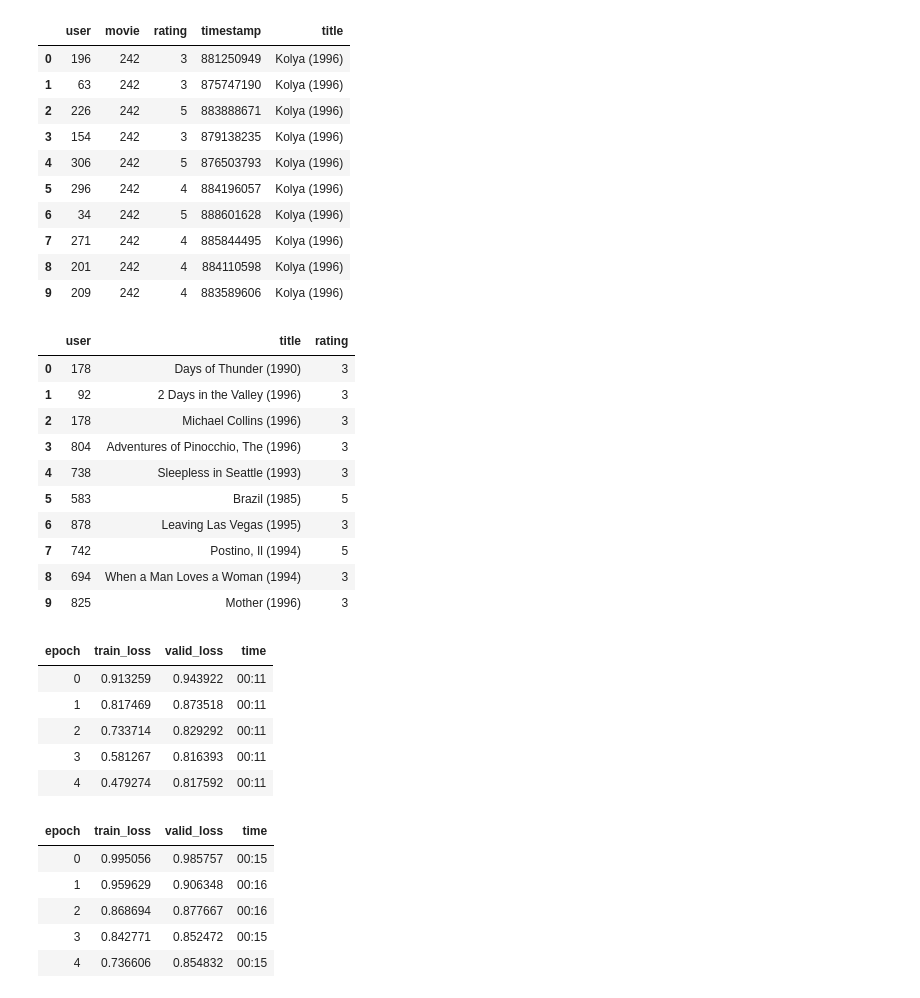
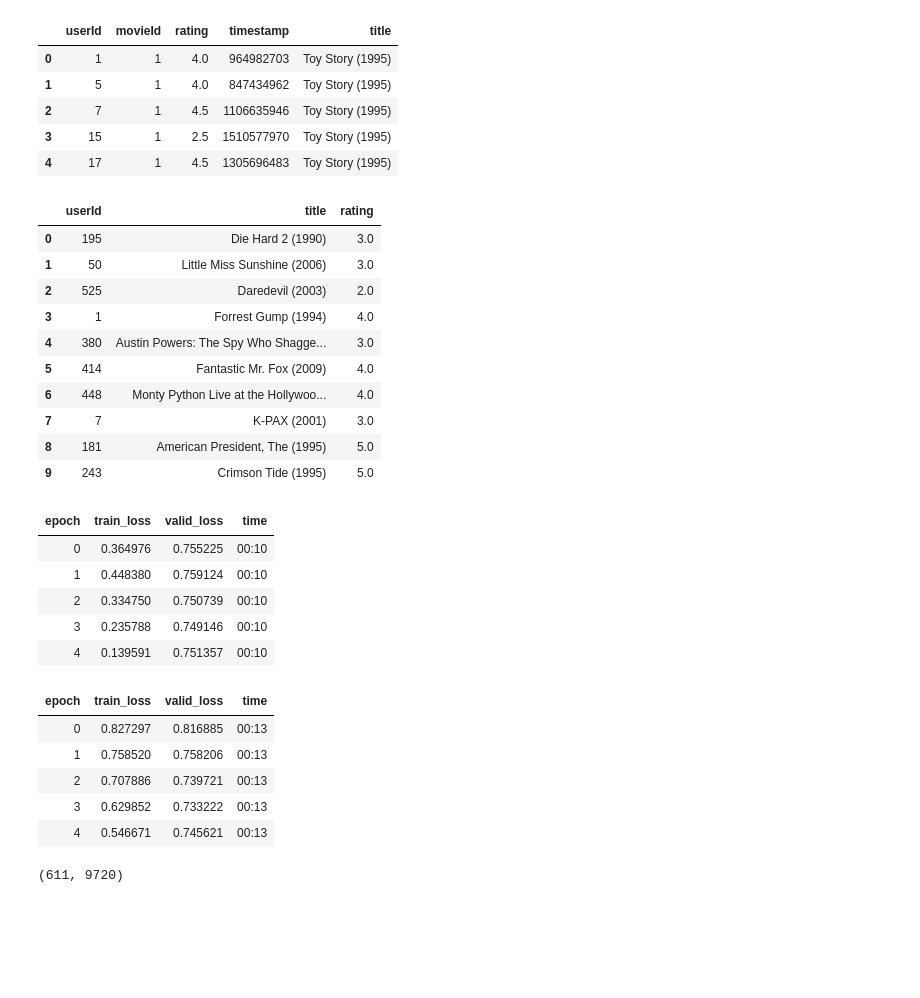
Before and after one commit to willystw/fastai-learning, a Jupyter notebook: movie-recommender/movie_recommender.ipynb, the cells around one changed output. Saved outputs shown, nothing was run; the diff lists cells and outputs as text; code cells hidden in the pictures; blank space fills up the shorter version.

```diff
--- a/movie-recommender/movie_recommender.ipynb
+++ b/movie-recommender/movie_recommender.ipynb
@@ -48,0 +14,2 @@ movies.head(10)
+# %%
+path = untar_data('https://files.grouplens.org/datasets/movielens/ml-latest-small.zip')
@@ -48,0 +22,3 @@ movies.head(10)
+# %%
+ratings = pd.read_csv(path/'ratings.csv')
+movies = pd.read_csv(path/'movies.csv',usecols=(0,1))
@@ -49,51 +59,53 @@ movies.head(10)
 # %%
 ratings = ratings.merge(movies)
-ratings.head(10)
+ratings.head()
 # %% [output]
-|  | user | movie | rating | timestamp | title |
-| 0 | 196 | 242 | 3 | 881250949 | Kolya (1996) |
-| 1 | 63 | 242 | 3 | 875747190 | Kolya (1996) |
-| 2 | 226 | 242 | 5 | 883888671 | Kolya (1996) |
-| 3 | 154 | 242 | 3 | 879138235 | Kolya (1996) |
-| 4 | 306 | 242 | 5 | 876503793 | Kolya (1996) |
-| 5 | 296 | 242 | 4 | 884196057 | Kolya (1996) |
-| 6 | 34 | 242 | 5 | 888601628 | Kolya (1996) |
-| 7 | 271 | 242 | 4 | 885844495 | Kolya (1996) |
-| 8 | 201 | 242 | 4 | 884110598 | Kolya (1996) |
-| 9 | 209 | 242 | 4 | 883589606 | Kolya (1996) |
+|  | userId | movieId | rating | timestamp | title |
+| 0 | 1 | 1 | 4.0 | 964982703 | Toy Story (1995) |
+| 1 | 5 | 1 | 4.0 | 847434962 | Toy Story (1995) |
+| 2 | 7 | 1 | 4.5 | 1106635946 | Toy Story (1995) |
+| 3 | 15 | 1 | 2.5 | 1510577970 | Toy Story (1995) |
+| 4 | 17 | 1 | 4.5 | 1305696483 | Toy Story (1995) |
 # %%
 dls = CollabDataLoaders.from_df(ratings, item_name='title', bs=64)
 dls.show_batch()
 # %% [output]
-|  | user | title | rating |
-| 0 | 178 | Days of Thunder (1990) | 3 |
-| 1 | 92 | 2 Days in the Valley (1996) | 3 |
-| 2 | 178 | Michael Collins (1996) | 3 |
-| 3 | 804 | Adventures of Pinocchio, The (1996) | 3 |
-| 4 | 738 | Sleepless in Seattle (1993) | 3 |
-| 5 | 583 | Brazil (1985) | 5 |
-| 6 | 878 | Leaving Las Vegas (1995) | 3 |
-| 7 | 742 | Postino, Il (1994) | 5 |
-| 8 | 694 | When a Man Loves a Woman (1994) | 3 |
-| 9 | 825 | Mother (1996) | 3 |
+|  | userId | title | rating |
+| 0 | 195 | Die Hard 2 (1990) | 3.0 |
+| 1 | 50 | Little Miss Sunshine (2006) | 3.0 |
+| 2 | 525 | Daredevil (2003) | 2.0 |
+| 3 | 1 | Forrest Gump (1994) | 4.0 |
+| 4 | 380 | Austin Powers: The Spy Who Shagge... | 3.0 |
+| 5 | 414 | Fantastic Mr. Fox (2009) | 4.0 |
+| 6 | 448 | Monty Python Live at the Hollywoo... | 4.0 |
+| 7 | 7 | K-PAX (2001) | 3.0 |
+| 8 | 181 | American President, The (1995) | 5.0 |
+| 9 | 243 | Crimson Tide (1995) | 5.0 |
 # %%
 learn = collab_learner(dls, n_factors=50, y_range=(0, 5.5))
 # %%
 learn.fit_one_cycle(5, 5e-3, wd=0.1)
 # %% [output]
 | epoch | train_loss | valid_loss | time |
-| 0 | 0.913259 | 0.943922 | 00:11 |
-| 1 | 0.817469 | 0.873518 | 00:11 |
-| 2 | 0.733714 | 0.829292 | 00:11 |
-| 3 | 0.581267 | 0.816393 | 00:11 |
-| 4 | 0.479274 | 0.817592 | 00:11 |
+| 0 | 0.364976 | 0.755225 | 00:10 |
+| 1 | 0.448380 | 0.759124 | 00:10 |
+| 2 | 0.334750 | 0.750739 | 00:10 |
+| 3 | 0.235788 | 0.749146 | 00:10 |
+| 4 | 0.139591 | 0.751357 | 00:10 |
 # %%
 learn = collab_learner(dls, use_nn=True, y_range=(0, 5.5), layers=[100,50])
 learn.fit_one_cycle(5, 5e-3, wd=0.1)
 # %% [output]
 | epoch | train_loss | valid_loss | time |
-| 0 | 0.995056 | 0.985757 | 00:15 |
-| 1 | 0.959629 | 0.906348 | 00:16 |
-| 2 | 0.868694 | 0.877667 | 00:16 |
-| 3 | 0.842771 | 0.852472 | 00:15 |
-| 4 | 0.736606 | 0.854832 | 00:15 |
+| 0 | 0.827297 | 0.816885 | 00:13 |
+| 1 | 0.758520 | 0.758206 | 00:13 |
+| 2 | 0.707886 | 0.739721 | 00:13 |
+| 3 | 0.629852 | 0.733222 | 00:13 |
+| 4 | 0.546671 | 0.745621 | 00:13 |
+# %%
+num_users = len(dls.classes['userId'])
+num_movies = len(dls.classes['title'])
+
+num_users, num_movies
+# %% [output]
+(611, 9720)
```
Also changed, not shown: parts of 21 cells of this notebook.
